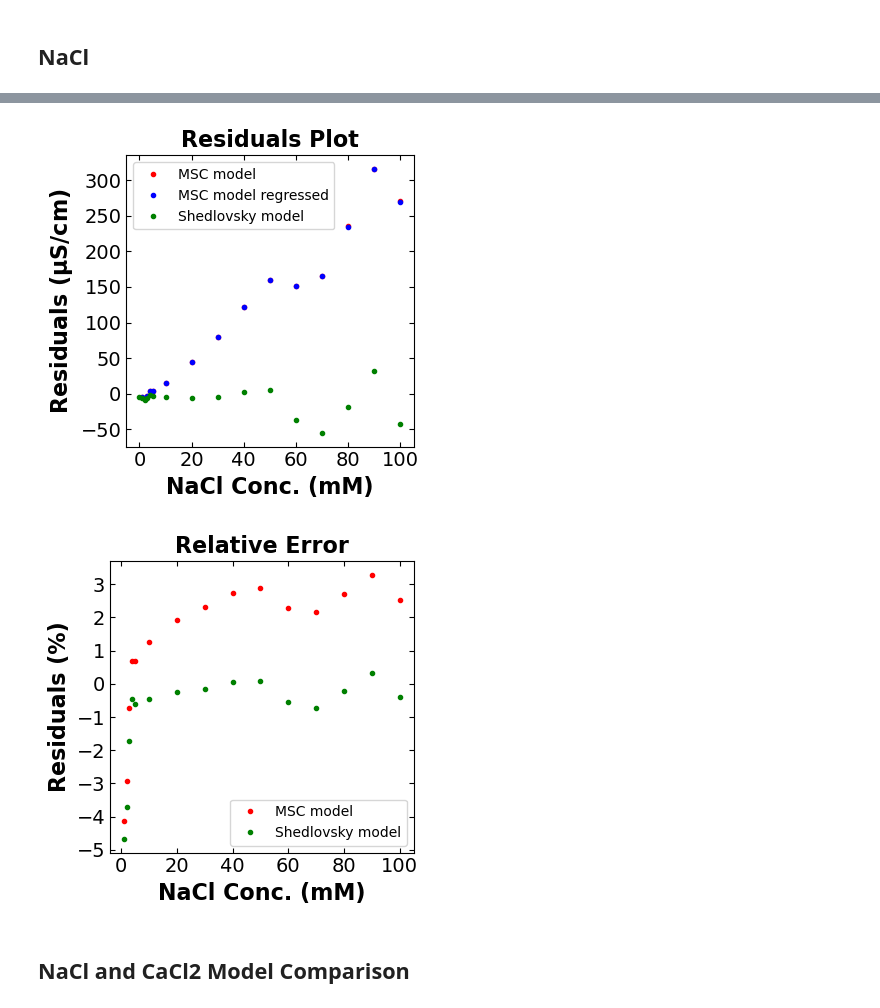
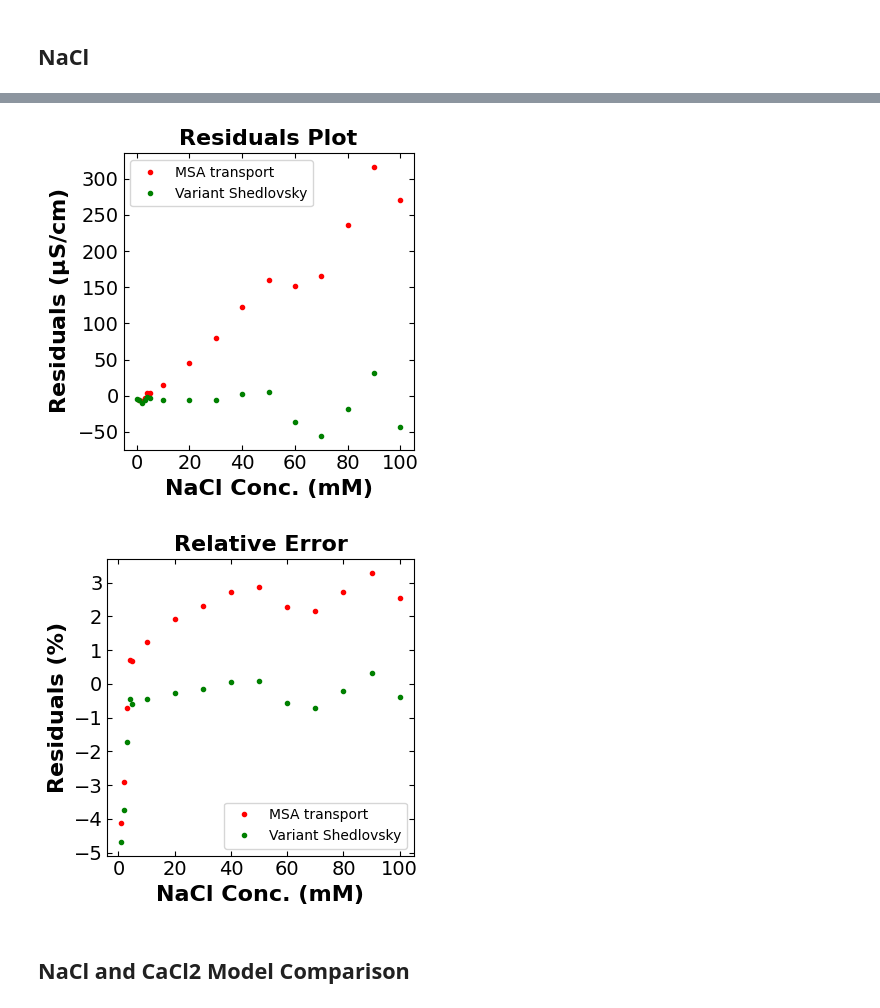
Before and after one commit to dowlinglab/salts-conductivity-modelling, a Jupyter notebook: Multicomponents-conductivity-theory-clean.ipynb, the cells around one changed output, grey strips where cells are left out. Saved outputs shown, nothing was run; the diff lists cells and outputs as text; code cells hidden in the pictures.

```diff
--- a/Multicomponents-conductivity-theory-clean.ipynb
+++ b/Multicomponents-conductivity-theory-clean.ipynb
@@ -905,25 +905,25 @@ plt.show()
 # %%
 # residuals
 residuals_Na = [specific_cond_calc_Na[i] - specific_cond_calibrated_Na[i] for i in range(ndata3)]
 
 # making plot of residuals of calculated specific conductivity
 fig = plt.figure(figsize=(4,4))
-plt.plot(conc_nacl, e_nacl, "r.", label="MSC model")
-plt.plot(conc_nacl, e_nacl_reg, "b.", label="MSC model regressed")
-plt.plot(molar_conc_specific_Na, residuals_Na, ".", color="green", label="Shedlovsky model")
+plt.plot(conc_nacl, e_nacl, "r.", label="MSA transport")
+# plt.plot(conc_nacl, e_nacl_reg, "b.", label="MSA transport regressed")
+plt.plot(molar_conc_specific_Na, residuals_Na, ".", color="green", label="Variant Shedlovsky")
 plt.title("Residuals Plot", fontsize=16,fontweight='bold')
 plt.xlabel("NaCl Conc. (mM)", fontsize=16,fontweight='bold')
 plt.ylabel("Residuals ($\mathbf{\mu}$S/cm)", fontsize=16,fontweight='bold')
 plt.xticks(fontsize=14)
 plt.yticks(fontsize=14)
 plt.tick_params(direction="in",top=True, right=True)
 plt.legend()
 plt.tight_layout()
-# plt.savefig("residuals_msc_single_comparison.png")
+plt.savefig("residuals_msc_single_comparison.png")
 # plt.savefig("residuals_msc_single_comparison2.png")
 plt.show()
 # %% [output]
-[figure, old version]
+[figure, new version]
 # %%
 # residuals percent or fraction
 residuals_percent_Na = [100*residuals_Na[i]/specific_cond_calibrated_Na[i] for i in range(ndata3)]
@@ -932,8 +932,8 @@ molar_conc_specific_Na_clean = molar_conc_specific_Na[1:]
 
 # visualizing in plot
 fig = plt.figure(figsize=(4,4))
-plt.plot(conc_nacl, residuals_percent_nacl, "r.", label="MSC model")
-plt.plot(molar_conc_specific_Na_clean, residuals_percent_clean, ".", color="green", label="Shedlovsky model")
+plt.plot(conc_nacl, residuals_percent_nacl, "r.", label="MSA transport")
+plt.plot(molar_conc_specific_Na_clean, residuals_percent_clean, ".", color="green", label="Variant Shedlovsky")
 plt.title("Relative Error", fontsize=16,fontweight='bold')
 plt.xlabel("NaCl Conc. (mM)", fontsize=16,fontweight='bold')
 plt.ylabel("Residuals (%)", fontsize=16,fontweight='bold')
@@ -945,7 +945,7 @@ plt.tight_layout()
 # plt.savefig("proportion_msc_single_comparison.png")
 plt.show()
 # %% [output]
-[figure, old version]
+[figure, new version]
 # %% [markdown]
 ## NaCl and CaCl2 Model Comparison
 # %% [markdown]
```
Also changed, not shown: parts of 27 cells of this notebook, 11 other files.
